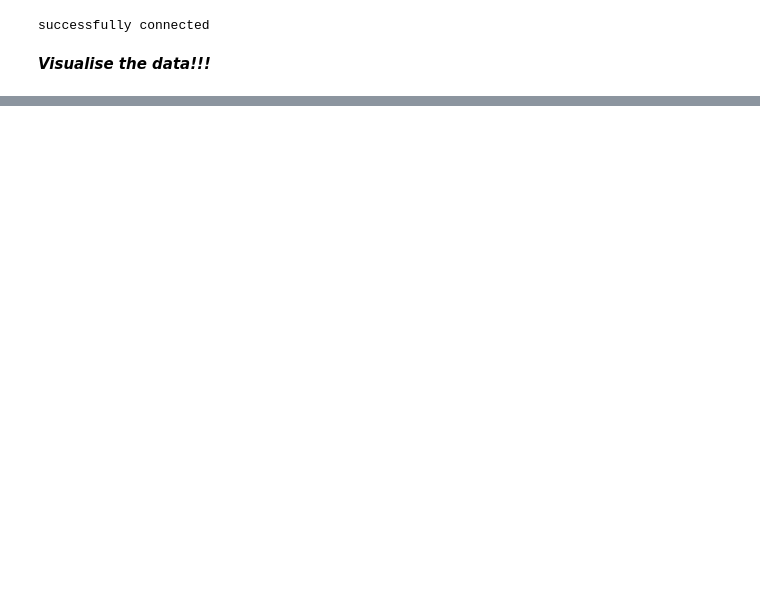
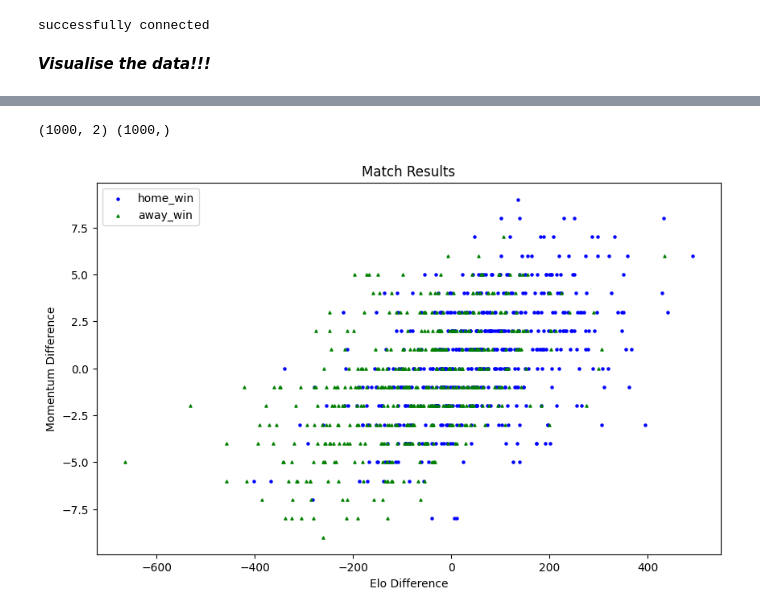
Before and after one commit to Oskito00/football-intelligence, a Jupyter notebook: ML_logic/models/will_ml_models/log_reg.ipynb, the cells around one changed output, grey strips where cells are left out. Saved outputs shown, nothing was run; the diff lists cells and outputs as text; code cells hidden in the pictures; blank space fills up the shorter version.

Commit message:
visualising data split

```diff
--- a/ML_logic/models/will_ml_models/log_reg.ipynb
+++ b/ML_logic/models/will_ml_models/log_reg.ipynb
@@ -121,0 +122,26 @@ plt.show()
+# %%
+sample_x = xy[100000:101000, :-1]
+sample_y = xy[100000:101000, -1]
+
+print(sample_x.shape, sample_y.shape)
+
+# Plot the sample data as a scatter plot
+plt.figure(figsize=(10, 6))
+
+# Define the colors and markers for each class
+colors = {1: 'blue', 2: 'red', 3: 'green'}
+markers = {1: 'o', 2: 's', 3: '^'}
+
+# Plot each class with different color and marker
+for class_value in np.unique(sample_y):
+    if class_value != 2:
+        plt.scatter(sample_x[sample_y == class_value, 0], sample_x[sample_y == class_value, 1],
+                    c=colors[class_value], marker=markers[class_value], label=f'Class {class_value}', s=5)
+plt.xlabel('Elo Difference')
+plt.ylabel('Momentum Difference')
+plt.title('Match Results')
+plt.legend(['home_win', 'away_win'])
+plt.show()
+# %% [output]
+(1000, 2) (1000,)
+[figure, added]
```
Also changed, not shown: parts of 3 cells of this notebook.
